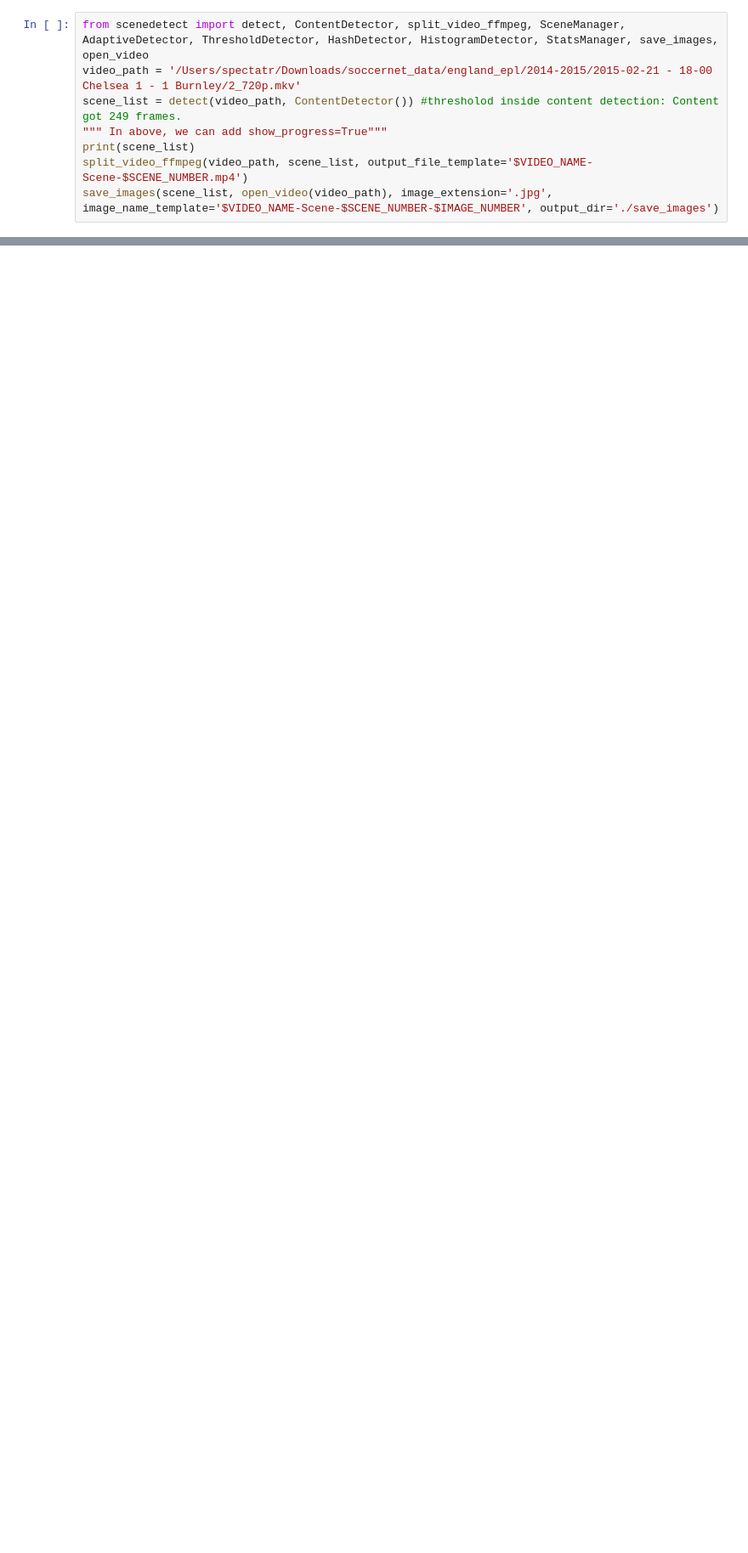
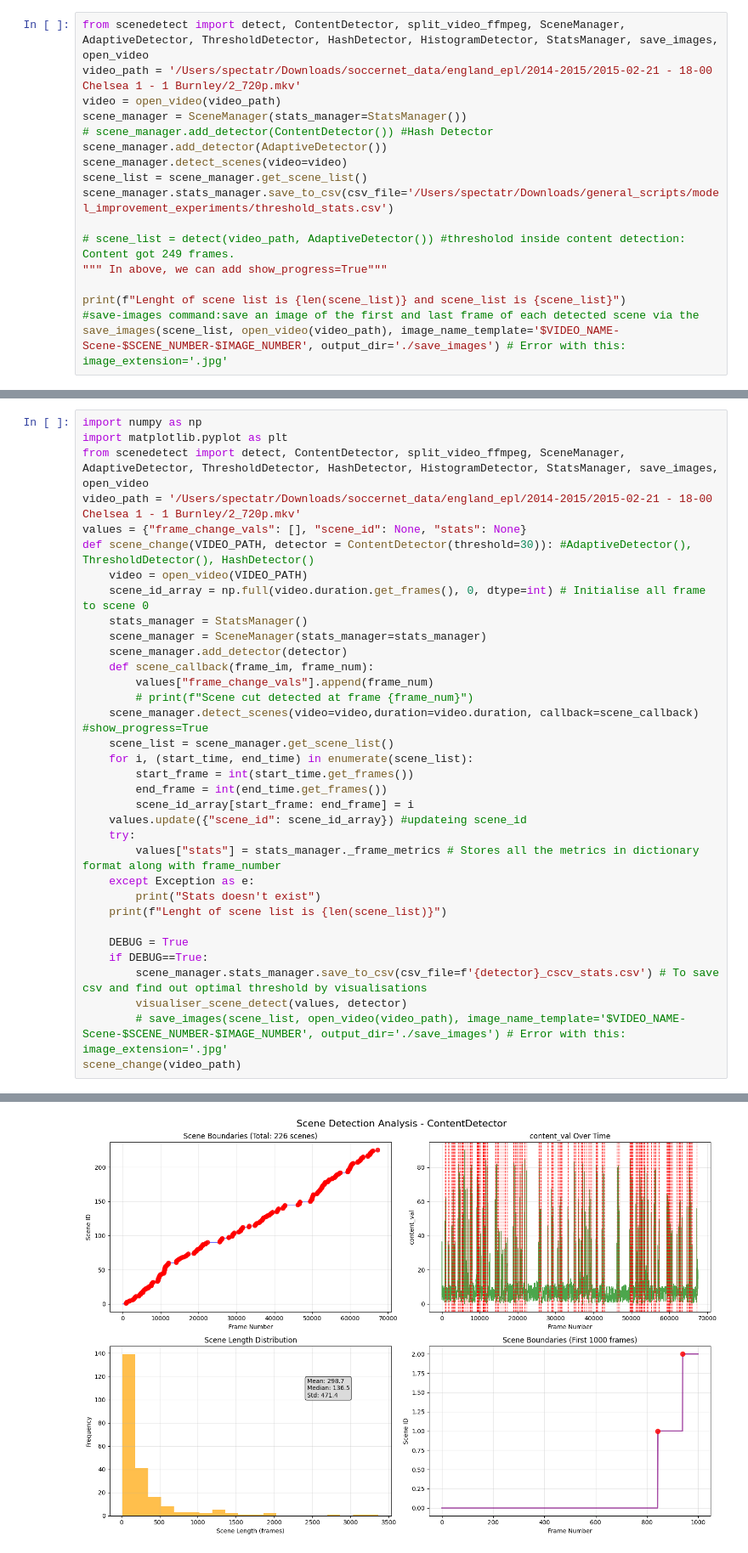
Before and after one commit to datacrood/computer_vision_test, a Jupyter notebook: pyscenedetect.ipynb, the cells around one changed output, grey strips where cells are left out. Shown at 85% size. Cells and saved outputs as stored; diff of their text form; blank space fills up the shorter version.

Commit message:
added scene detect

```diff
--- a/pyscenedetect.ipynb
+++ b/pyscenedetect.ipynb
@@ -1,9 +1,18 @@
 # %%
 from scenedetect import detect, ContentDetector, split_video_ffmpeg, SceneManager, AdaptiveDetector, ThresholdDetector, HashDetector, HistogramDetector, StatsManager, save_images, open_video
 video_path = '/Users/spectatr/Downloads/soccernet_data/england_epl/2014-2015/2015-02-21 - 18-00 Chelsea 1 - 1 Burnley/2_720p.mkv'
-scene_list = detect(video_path, ContentDetector()) #thresholod inside content detection: Content got 249 frames.
+video = open_video(video_path)
+scene_manager = SceneManager(stats_manager=StatsManager())
+# scene_manager.add_detector(ContentDetector()) #Hash Detector
+scene_manager.add_detector(AdaptiveDetector())
+scene_manager.detect_scenes(video=video)
+scene_list = scene_manager.get_scene_list()
+scene_manager.stats_manager.save_to_csv(csv_file='/Users/spectatr/Downloads/general_scripts/model_improvement_experiments/threshold_stats.csv')
+
+# scene_list = detect(video_path, AdaptiveDetector()) #thresholod inside content detection: Content got 249 frames.
 """ In above, we can add show_progress=True"""
-print(scene_list)
-split_video_ffmpeg(video_path, scene_list, output_file_template='$VIDEO_NAME-Scene-$SCENE_NUMBER.mp4')
-save_images(scene_list, open_video(video_path), image_extension='.jpg', image_name_template='$VIDEO_NAME-Scene-$SCENE_NUMBER-$IMAGE_NUMBER', output_dir='./save_images')
+
+print(f"Lenght of scene list is {len(scene_list)} and scene_list is {scene_list}")
+#save-images command:save an image of the first and last frame of each detected scene via the
+save_images(scene_list, open_video(video_path), image_name_template='$VIDEO_NAME-Scene-$SCENE_NUMBER-$IMAGE_NUMBER', output_dir='./save_images') # Error with this: image_extension='.jpg'
 # %% [output]
@@ -26,0 +1006,35 @@ save_images(scene_list, open_video(video_path), image_extension='.jpg', image_na
+# %%
+import numpy as np
+import matplotlib.pyplot as plt
+from scenedetect import detect, ContentDetector, split_video_ffmpeg, SceneManager, AdaptiveDetector, ThresholdDetector, HashDetector, HistogramDetector, StatsManager, save_images, open_video
+video_path = '/Users/spectatr/Downloads/soccernet_data/england_epl/2014-2015/2015-02-21 - 18-00 Chelsea 1 - 1 Burnley/2_720p.mkv'
+values = {"frame_change_vals": [], "scene_id": None, "stats": None}
+def scene_change(VIDEO_PATH, detector = ContentDetector(threshold=30)): #AdaptiveDetector(), ThresholdDetector(), HashDetector()
+    video = open_video(VIDEO_PATH)
+    scene_id_array = np.full(video.duration.get_frames(), 0, dtype=int) # Initialise all frame to scene 0
+    stats_manager = StatsManager()
+    scene_manager = SceneManager(stats_manager=stats_manager)
+    scene_manager.add_detector(detector)
+    def scene_callback(frame_im, frame_num):
+        values["frame_change_vals"].append(frame_num)
+        # print(f"Scene cut detected at frame {frame_num}")
+    scene_manager.detect_scenes(video=video,duration=video.duration, callback=scene_callback) #show_progress=True
+    scene_list = scene_manager.get_scene_list()
+    for i, (start_time, end_time) in enumerate(scene_list):
+        start_frame = int(start_time.get_frames())
+        end_frame = int(end_time.get_frames())
+        scene_id_array[start_frame: end_frame] = i
+    values.update({"scene_id": scene_id_array}) #updateing scene_id
+    try:
+        values["stats"] = stats_manager._frame_metrics # Stores all the metrics in dictionary format along with frame_number
+    except Exception as e:
+        print("Stats doesn't exist")
+    print(f"Lenght of scene list is {len(scene_list)}")
+
+    DEBUG = True
+    if DEBUG==True:
+        scene_manager.stats_manager.save_to_csv(csv_file=f'{detector}_cscv_stats.csv') # To save csv and find out optimal threshold by visualisations
+        visualiser_scene_detect(values, detector)
+        # save_images(scene_list, open_video(video_path), image_name_template='$VIDEO_NAME-Scene-$SCENE_NUMBER-$IMAGE_NUMBER', output_dir='./save_images') # Error with this: image_extension='.jpg'
+scene_change(video_path)
+# %% [output]
@@ -26,0 +1042 @@ save_images(scene_list, open_video(video_path), image_extension='.jpg', image_na
+[figure, added]
```
Also changed, not shown: parts of 24 cells of this notebook, 4 other files.
